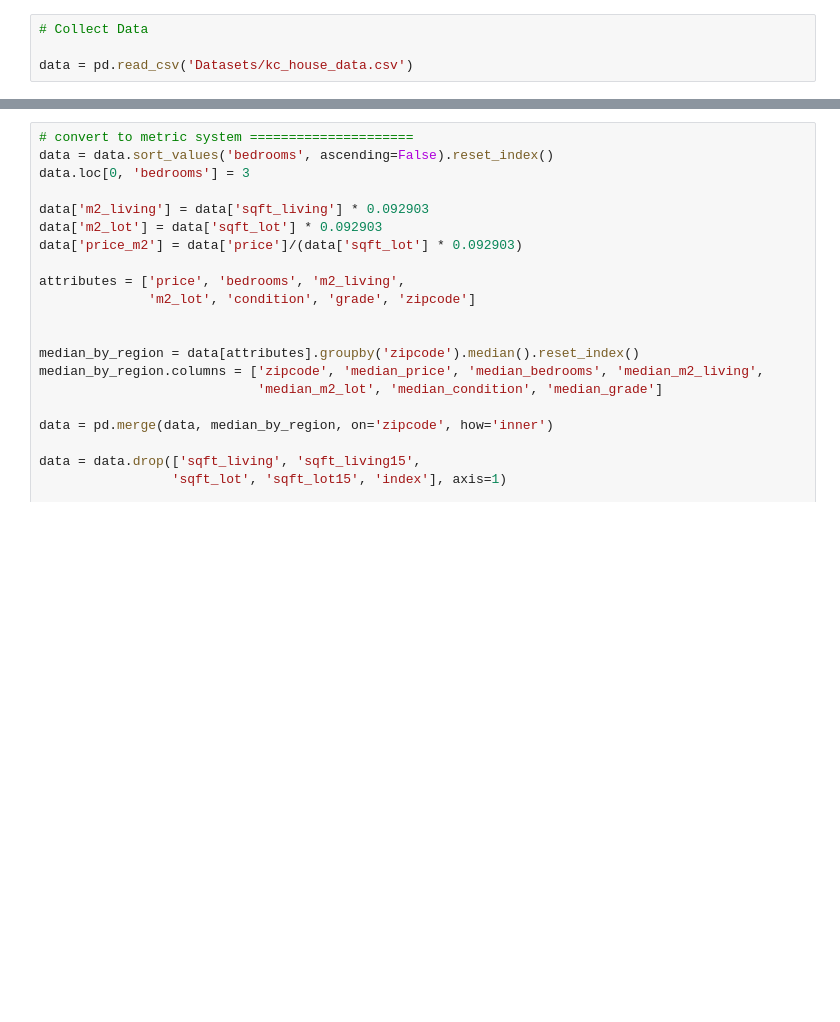
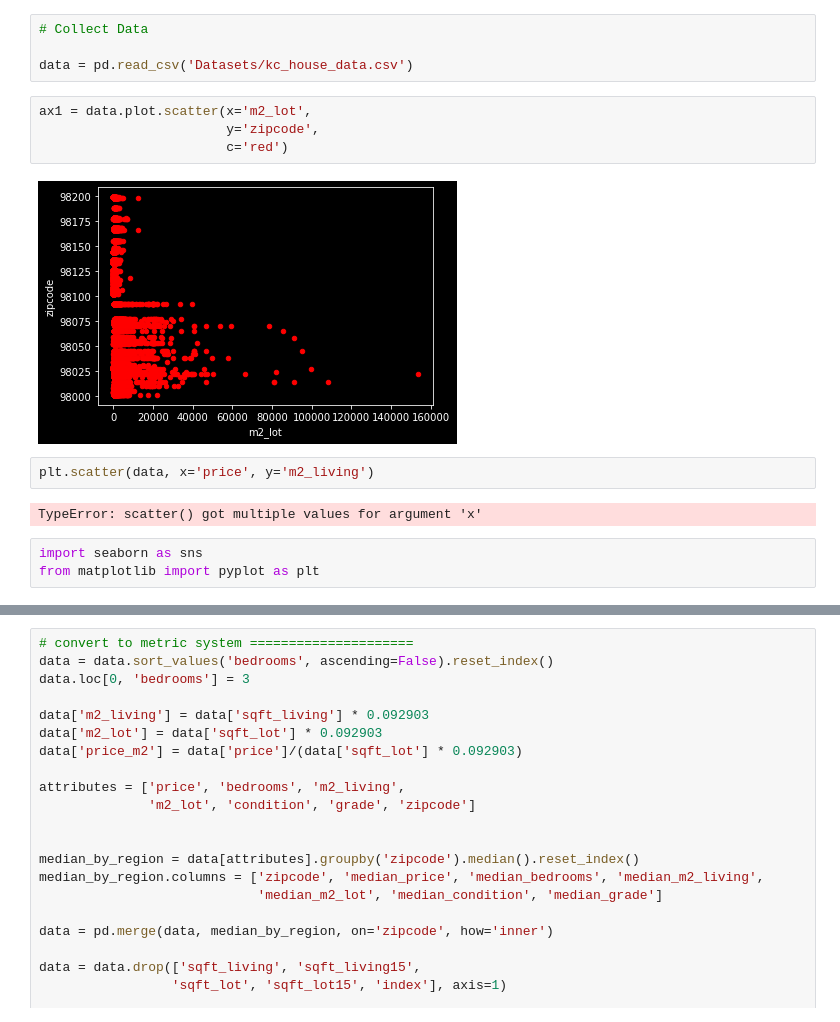
Before and after one commit to renatond/KC_House_Pricing, a Jupyter notebook: kc_house_prices.ipynb, the cells around one changed output, grey strips where cells are left out. Saved outputs shown, nothing was run; the diff lists cells and outputs as text; blank space fills up the shorter version.

```diff
--- a/kc_house_prices.ipynb
+++ b/kc_house_prices.ipynb
@@ -15,3 +17,16 @@ import seaborn as sea
 # Collect Data
 
 data = pd.read_csv('Datasets/kc_house_data.csv')
+# %%
+ax1 = data.plot.scatter(x='m2_lot',
+                        y='zipcode',
+                        c='red')
+# %% [output]
+[figure, added]
+# %%
+plt.scatter(data, x='price', y='m2_living')
+# %% [output]
+TypeError: scatter() got multiple values for argument 'x'
+# %%
+import seaborn as sns
+from matplotlib import pyplot as plt
```
Also changed, not shown: parts of 7 cells of this notebook, 3 other files.
